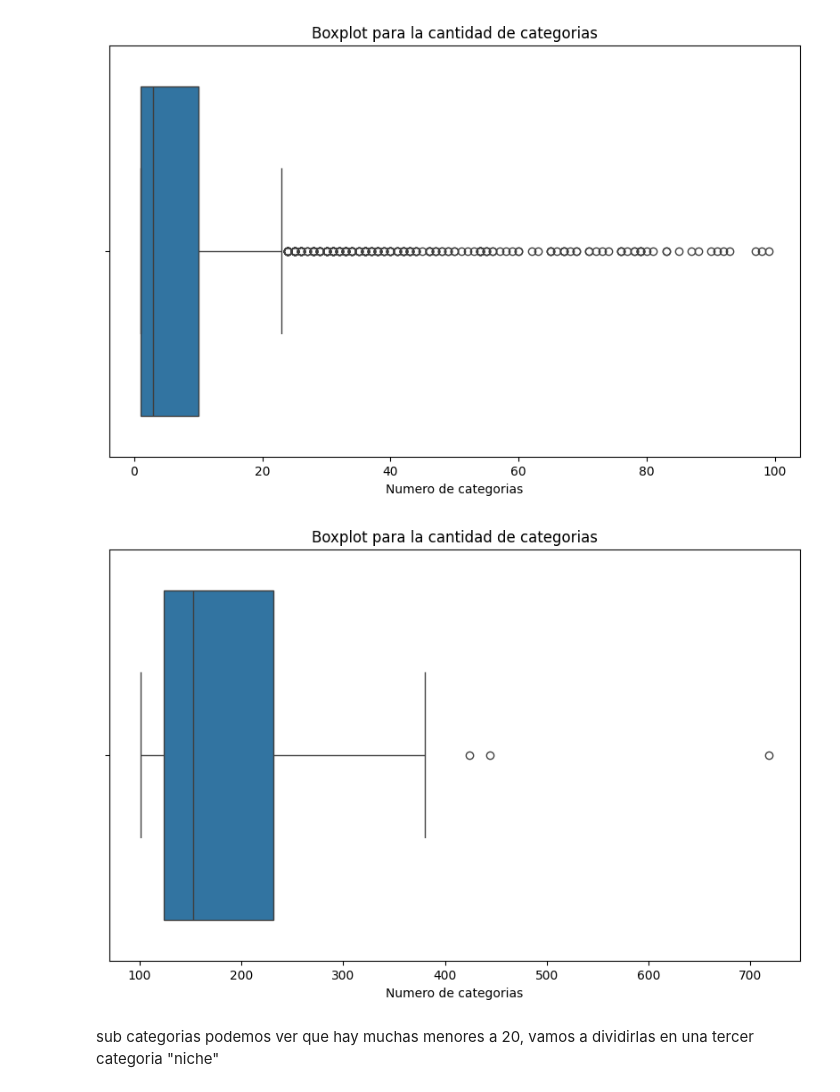
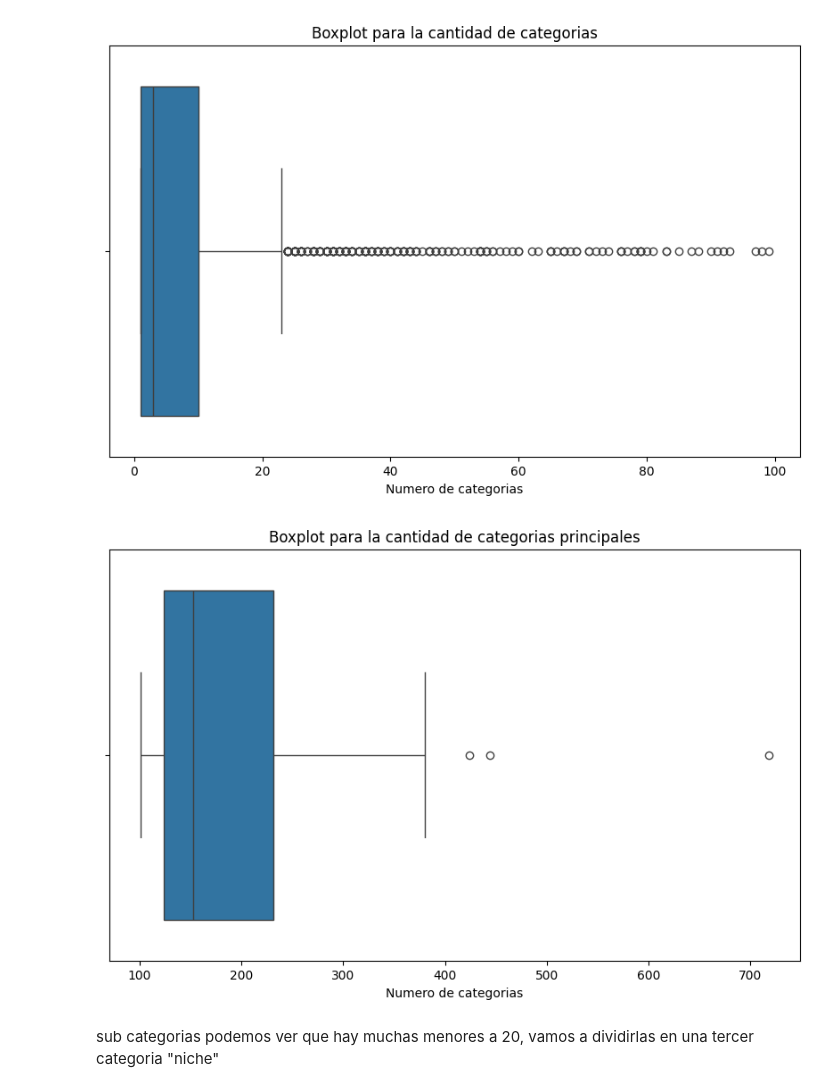
Before and after one commit to Franiturriagaa/PF-Google-Yelps-Final, a Jupyter notebook: Notebooks/EDA/googlemaps_metadata_sitios.ipynb, the cells around one changed output. Saved outputs shown, nothing was run; the diff lists cells and outputs as text; code cells hidden in the pictures.

```diff
--- a/Notebooks/EDA/googlemaps_metadata_sitios.ipynb
+++ b/Notebooks/EDA/googlemaps_metadata_sitios.ipynb
@@ -344,11 +342,11 @@ plt.show()
 # %%
 plt.figure(figsize=(10, 6))
 sns.boxplot(x=main_category_counts)
-plt.title('Boxplot para la cantidad de categorias')
+plt.title('Boxplot para la cantidad de categorias principales')
 plt.xlabel('Numero de categorias')
 plt.show()
 # %% [output]
-[figure, old version]
+[figure, new version]
 # %% [markdown]
 sub categorias podemos ver que hay muchas menores a 20, vamos a dividirlas en una tercer categoria "niche"
 # %%
```
Also changed, not shown: parts of 8 cells of this notebook.
